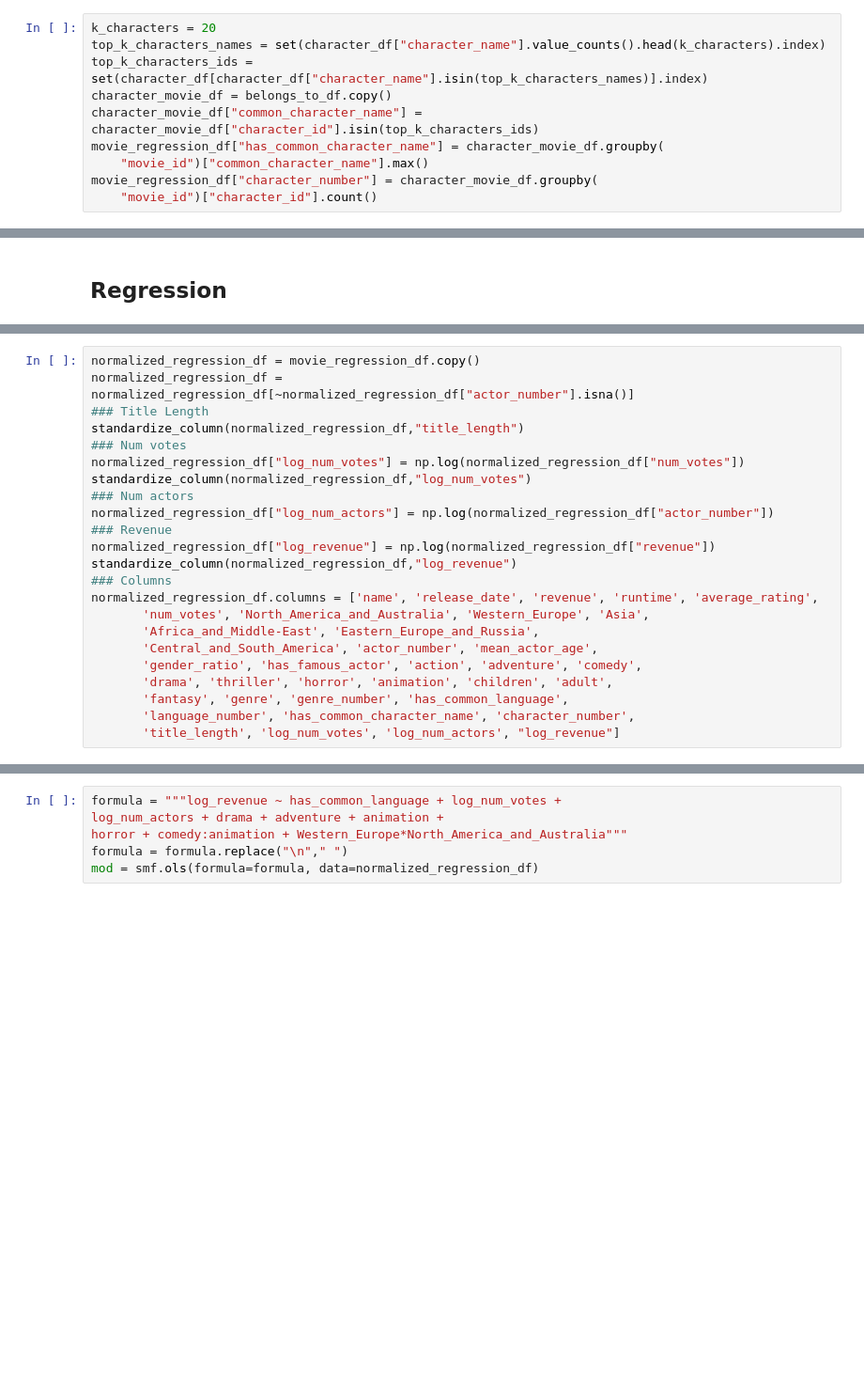
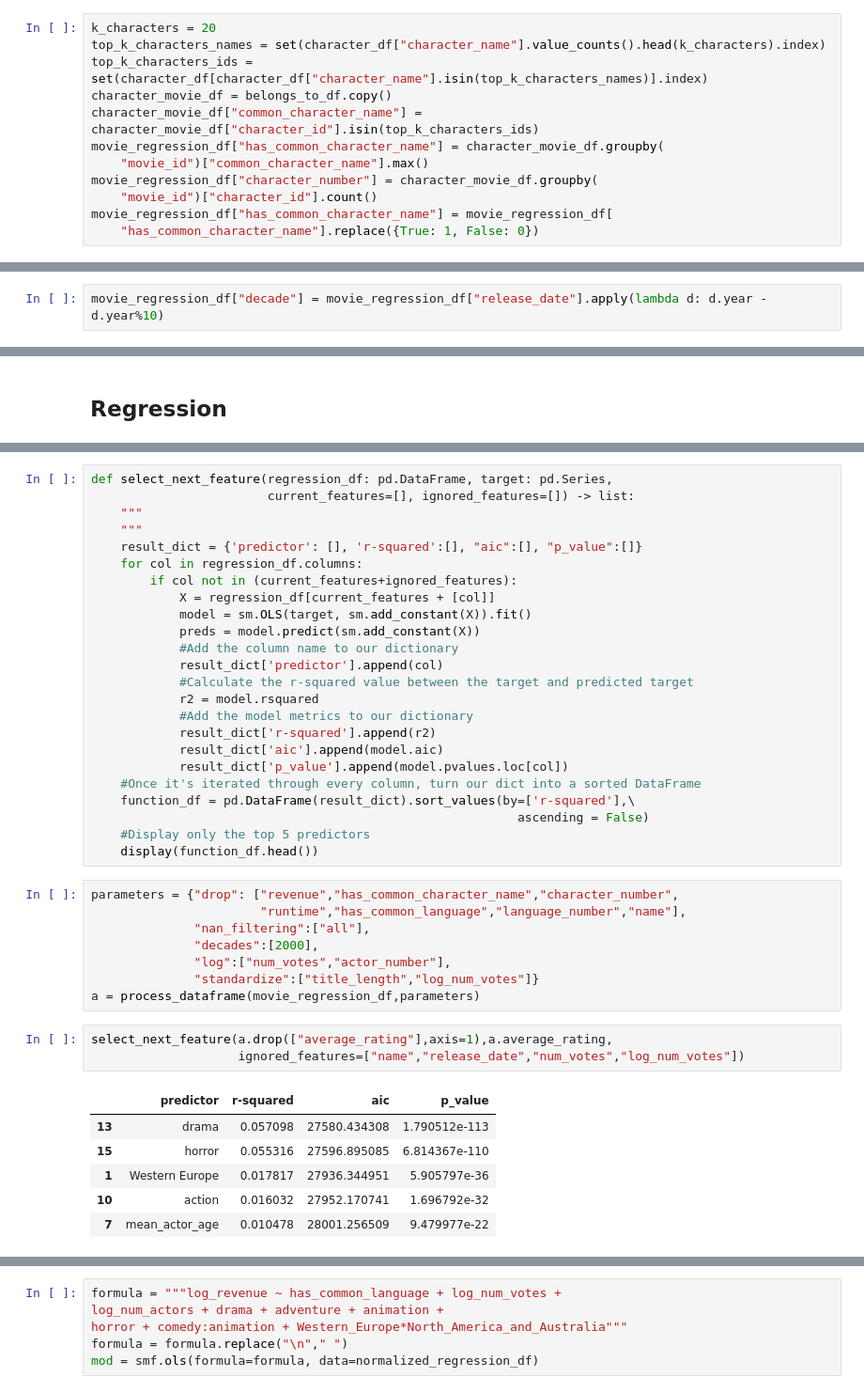
Before and after one commit to epfl-ada/ada-2022-project-zozoz, a Jupyter notebook: src/features_engineering/features_engineering.ipynb, the cells around one changed output, grey strips where cells are left out. Shown at 94% size. Cells and saved outputs as stored; diff of their text form; blank space fills up the shorter version.

Commit message:
begin forward selection

```diff
--- a/src/features_engineering/features_engineering.ipynb
+++ b/src/features_engineering/features_engineering.ipynb
@@ -655,3 +659,5 @@ movie_regression_df["has_common_character_name"] = character_movie_df.groupby(
     "movie_id")["common_character_name"].max()
 movie_regression_df["character_number"] = character_movie_df.groupby(
     "movie_id")["character_id"].count()
+movie_regression_df["has_common_character_name"] = movie_regression_df[
+    "has_common_character_name"].replace({True: 1, False: 0})
@@ -658,3 +666,5 @@ movie_regression_df["character_number"] = character_movie_df.groupby(
+# %%
+movie_regression_df["decade"] = movie_regression_df["release_date"].apply(lambda d: d.year - d.year%10)
 # %% [markdown]
 ## Movie Title
 # %%
@@ -690,23 +744,42 @@ def standardize_column(dataframe: pd.DataFrame, col_name: str):
-# %%
-normalized_regression_df = movie_regression_df.copy()
-normalized_regression_df = normalized_regression_df[~normalized_regression_df["actor_number"].isna()]
-### Title Length
-standardize_column(normalized_regression_df,"title_length")
-### Num votes
-normalized_regression_df["log_num_votes"] = np.log(normalized_regression_df["num_votes"])
-standardize_column(normalized_regression_df,"log_num_votes")
-### Num actors
-normalized_regression_df["log_num_actors"] = np.log(normalized_regression_df["actor_number"])
-### Revenue
-normalized_regression_df["log_revenue"] = np.log(normalized_regression_df["revenue"])
-standardize_column(normalized_regression_df,"log_revenue")
-### Columns
-normalized_regression_df.columns = ['name', 'release_date', 'revenue', 'runtime', 'average_rating',
-       'num_votes', 'North_America_and_Australia', 'Western_Europe', 'Asia',
-       'Africa_and_Middle-East', 'Eastern_Europe_and_Russia',
-       'Central_and_South_America', 'actor_number', 'mean_actor_age',
-       'gender_ratio', 'has_famous_actor', 'action', 'adventure', 'comedy',
-       'drama', 'thriller', 'horror', 'animation', 'children', 'adult',
-       'fantasy', 'genre', 'genre_number', 'has_common_language',
-       'language_number', 'has_common_character_name', 'character_number',
-       'title_length', 'log_num_votes', 'log_num_actors', "log_revenue"]
+# %%
+def select_next_feature(regression_df: pd.DataFrame, target: pd.Series,
+                        current_features=[], ignored_features=[]) -> list:
+    """
+    """
+    result_dict = {'predictor': [], 'r-squared':[], "aic":[], "p_value":[]}
+    for col in regression_df.columns:
+        if col not in (current_features+ignored_features):
+            X = regression_df[current_features + [col]]
+            model = sm.OLS(target, sm.add_constant(X)).fit()
+            preds = model.predict(sm.add_constant(X))
+            #Add the column name to our dictionary
+            result_dict['predictor'].append(col)
+            #Calculate the r-squared value between the target and predicted target
+            r2 = model.rsquared
+            #Add the model metrics to our dictionary
+            result_dict['r-squared'].append(r2)
+            result_dict['aic'].append(model.aic)
+            result_dict['p_value'].append(model.pvalues.loc[col])
+    #Once it's iterated through every column, turn our dict into a sorted DataFrame
+    function_df = pd.DataFrame(result_dict).sort_values(by=['r-squared'],\
+                                                          ascending = False)
+    #Display only the top 5 predictors
+    display(function_df.head())
+# %%
+parameters = {"drop": ["revenue","has_common_character_name","character_number",
+                       "runtime","has_common_language","language_number","name"],
+              "nan_filtering":["all"],
+              "decades":[2000],
+              "log":["num_votes","actor_number"],
+              "standardize":["title_length","log_num_votes"]}
+a = process_dataframe(movie_regression_df,parameters)
+# %%
+select_next_feature(a.drop(["average_rating"],axis=1),a.average_rating,
+                    ignored_features=["name","release_date","num_votes","log_num_votes"])
+# %% [output]
+|  | predictor | r-squared | aic | p_value |
+| 13 | drama | 0.057098 | 27580.434308 | 1.790512e-113 |
+| 15 | horror | 0.055316 | 27596.895085 | 6.814367e-110 |
+| 1 | Western Europe | 0.017817 | 27936.344951 | 5.905797e-36 |
+| 10 | action | 0.016032 | 27952.170741 | 1.696792e-32 |
+| 7 | mean_actor_age | 0.010478 | 28001.256509 | 9.479977e-22 |
```
Also changed, not shown: parts of 16 cells of this notebook.
